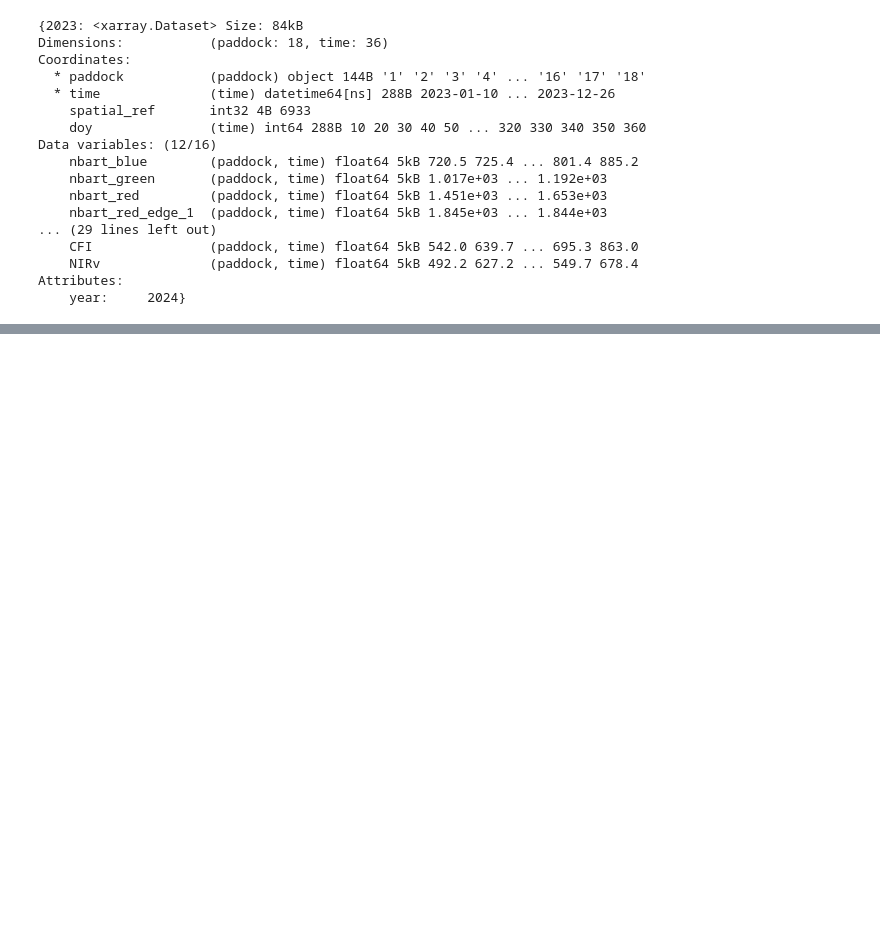
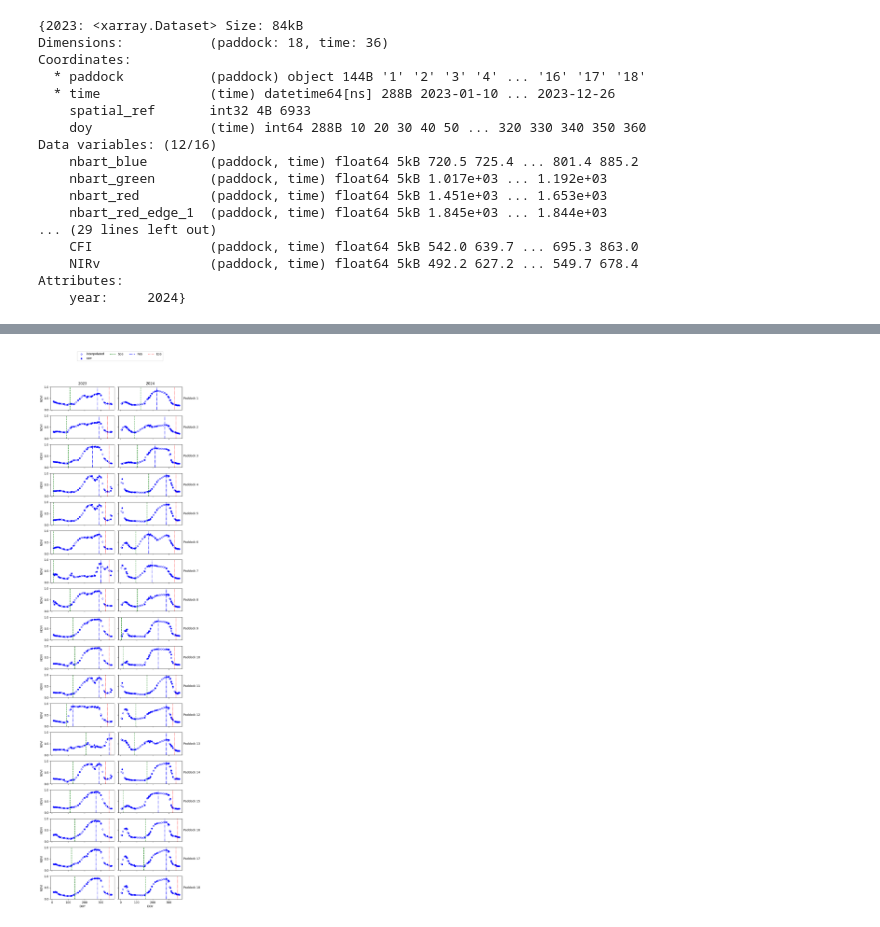
Before and after one commit to johnburley3000/PaddockTS, a Jupyter notebook: Notebooks/final_steps_paddockTS.ipynb, the cells around one changed output, grey strips where cells are left out. Drawn from its saved outputs; the diff is of its cells as text; code cells hidden in the pictures; blank space fills up the shorter version.

```diff
--- a/Notebooks/final_steps_paddockTS.ipynb
+++ b/Notebooks/final_steps_paddockTS.ipynb
@@ -794,0 +855,4 @@ plot_heatmap(ds_paddocks_resample_years[2023], 'CFI')
+# %%
+which_var = 'NDVI' # specify which variable to use
+
+phenology_results = process_phenology(ds_paddocks_resample_years, which_var=which_var)
@@ -794,0 +1018,11 @@ plot_heatmap(ds_paddocks_resample_years[2023], 'CFI')
+# %%
+fig = plot_paddock_year_phenology_with_raw(
+    phenology_results,
+    ds_paddocks_resample_years,
+    ds_paddocks,
+    variable="NDVI"
+)
+
+fig.savefig(out_dir+stub+"_paddock_year_phenology_"+which_var+".svg", format="svg", bbox_inches="tight")
+# %% [output]
+[figure, added]
```
Also changed, not shown: parts of 54 cells of this notebook.
